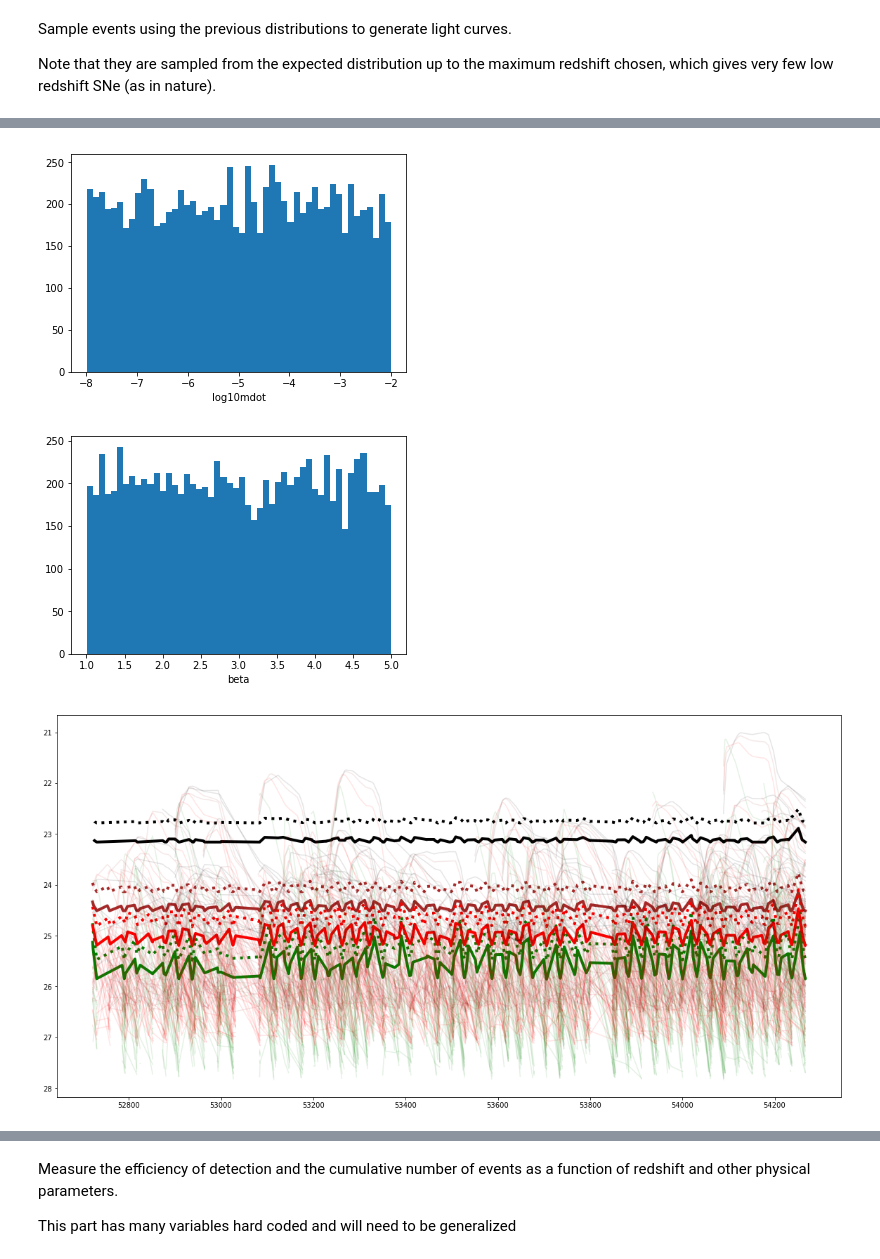
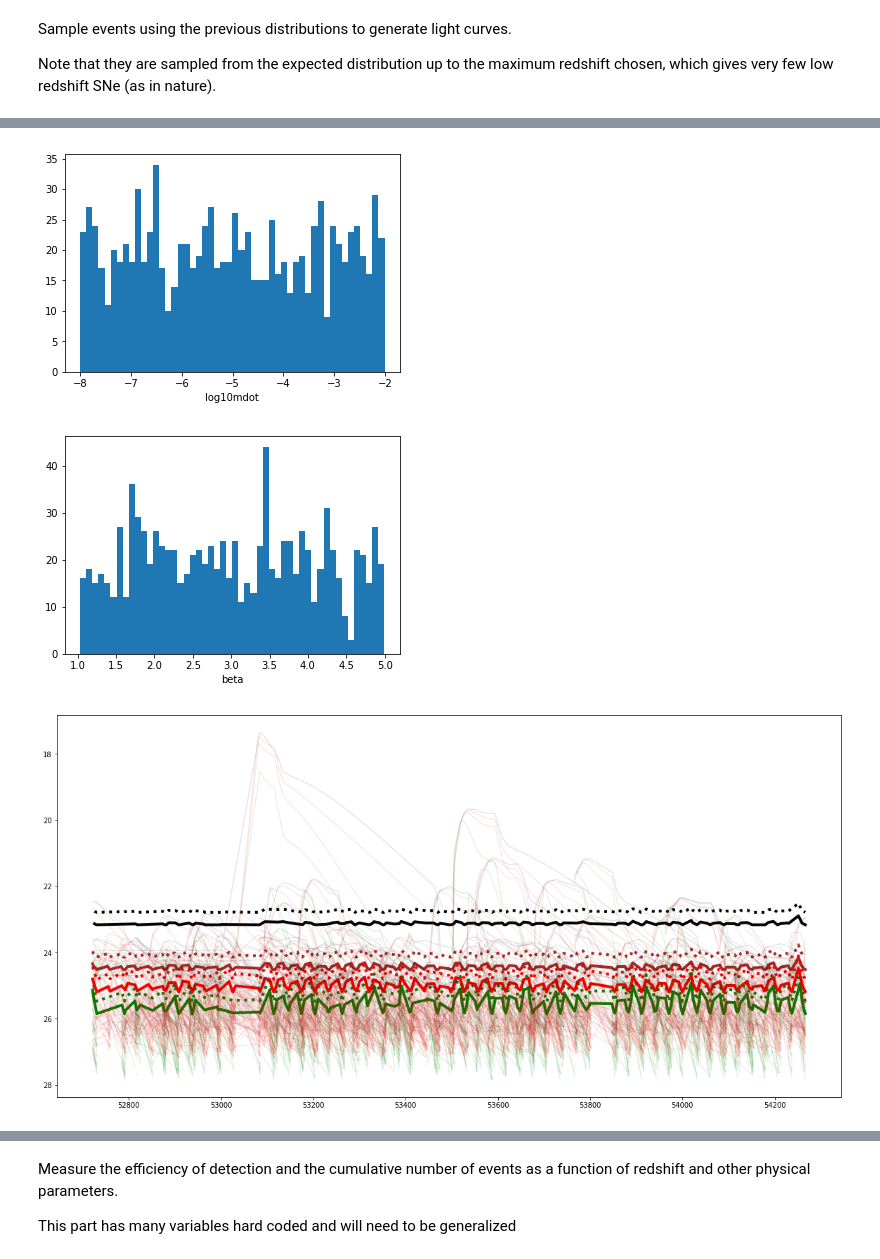
Before and after one commit to fforster/surveysim, a Jupyter notebook: notebooks/SurveySimulator.ipynb, the cells around one changed output, grey strips where cells are left out. Saved outputs shown, nothing was run; the diff lists cells and outputs as text; code cells hidden in the pictures.

```diff
--- a/notebooks/SurveySimulator.ipynb
+++ b/notebooks/SurveySimulator.ipynb
@@ -202,7 +202,7 @@ Sample events using the previous distributions to generate light curves.
 
 Note that they are sampled from the expected distribution up to the maximum redshift chosen, which gives very few low redshift SNe (as in nature).
 # %%
-nsim = 10000
-%time newsurvey.sample_events(nsim = nsim, doload = False, doplot = True, doemergence = True, \
+nsim = 1000
+%time newsurvey.sample_events(nsim = nsim, doload = False, doplot = True, doemergence = False, \
                               rvs = rvs, bounds = bounds, pars = pars)
 # %% [output]
@@ -216,3 +215,3 @@ Wall time: 3min 22s
-[figure, old version]
+[figure, new version]
-[figure, old version]
+[figure, new version]
-[figure, old version]
+[figure, new version]
```
Also changed, not shown: parts of 4 cells of this notebook, 1 other file.
